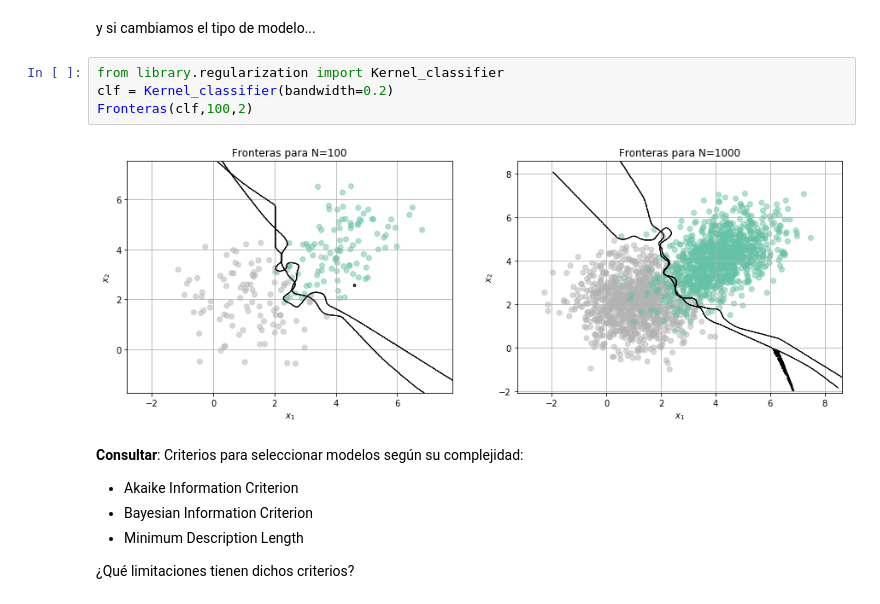
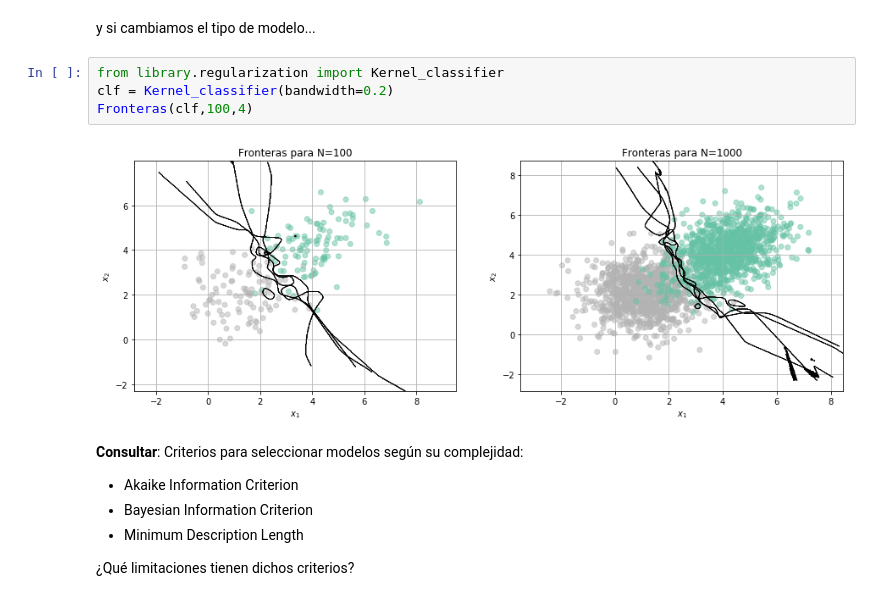
Before and after one commit to jdariasl/ML_2020, a Jupyter notebook: Clase 06 - Complejidad de modelos, sobreajuste y metodologías de validación.ipynb, the cells around one changed output. Cells and saved outputs as stored; diff of their text form.

```diff
--- a/Clase 06 - Complejidad de modelos, sobreajuste y metodologías de validación.ipynb
+++ b/Clase 06 - Complejidad de modelos, sobreajuste y metodologías de validación.ipynb
@@ -76,9 +76,9 @@ y si cambiamos el tipo de modelo...
 # %%
 from library.regularization import Kernel_classifier
 clf = Kernel_classifier(bandwidth=0.2)
-Fronteras(clf,100,2)
+Fronteras(clf,100,4)
 # %% [output]
-[figure, old version]
+[figure, new version]
 # %% [markdown]
 **Consultar**: Criterios para seleccionar modelos según su complejidad:
 - Akaike Information Criterion
```
Also changed, not shown: parts of 3 cells of this notebook, 15 other files.
